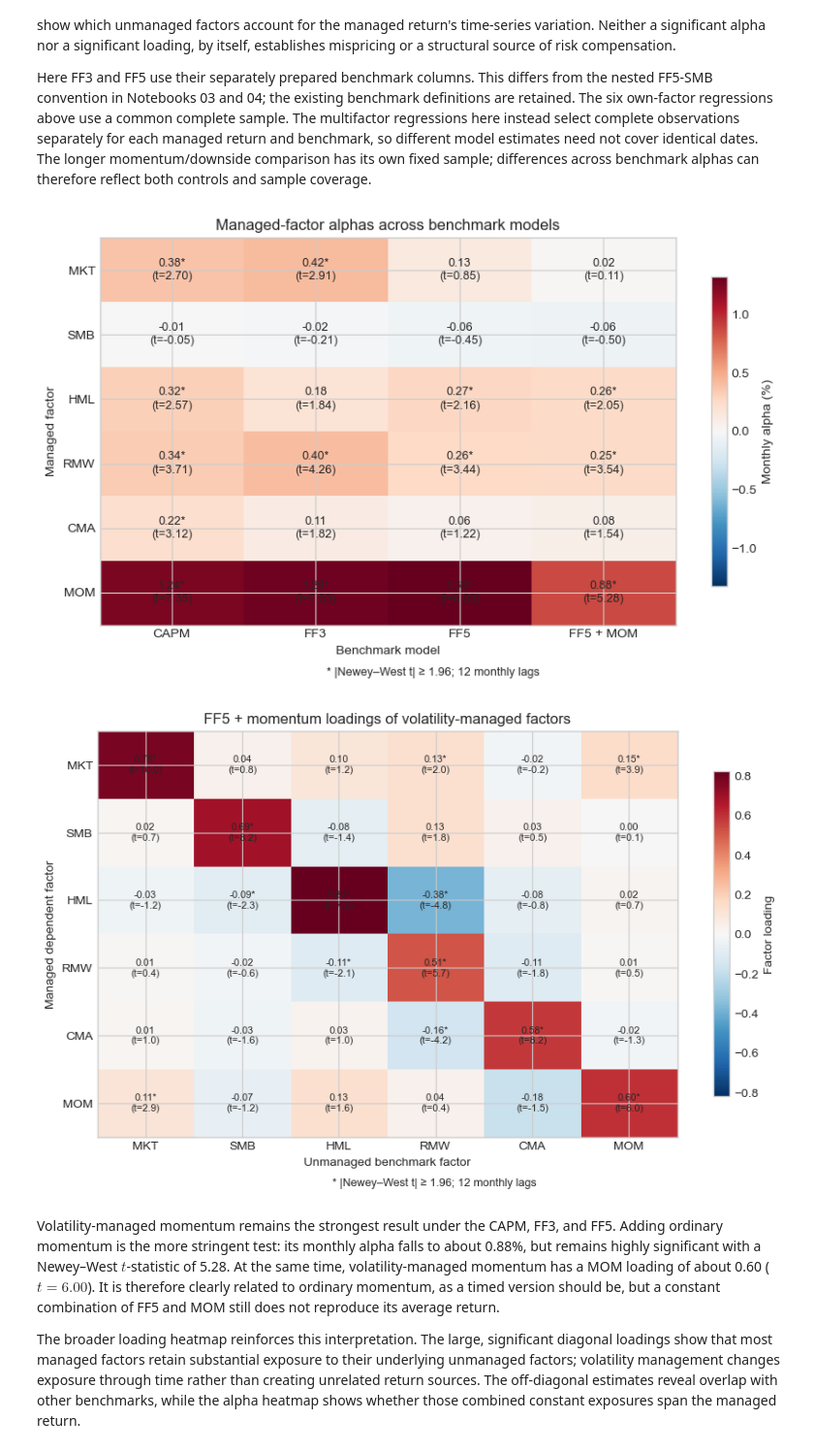
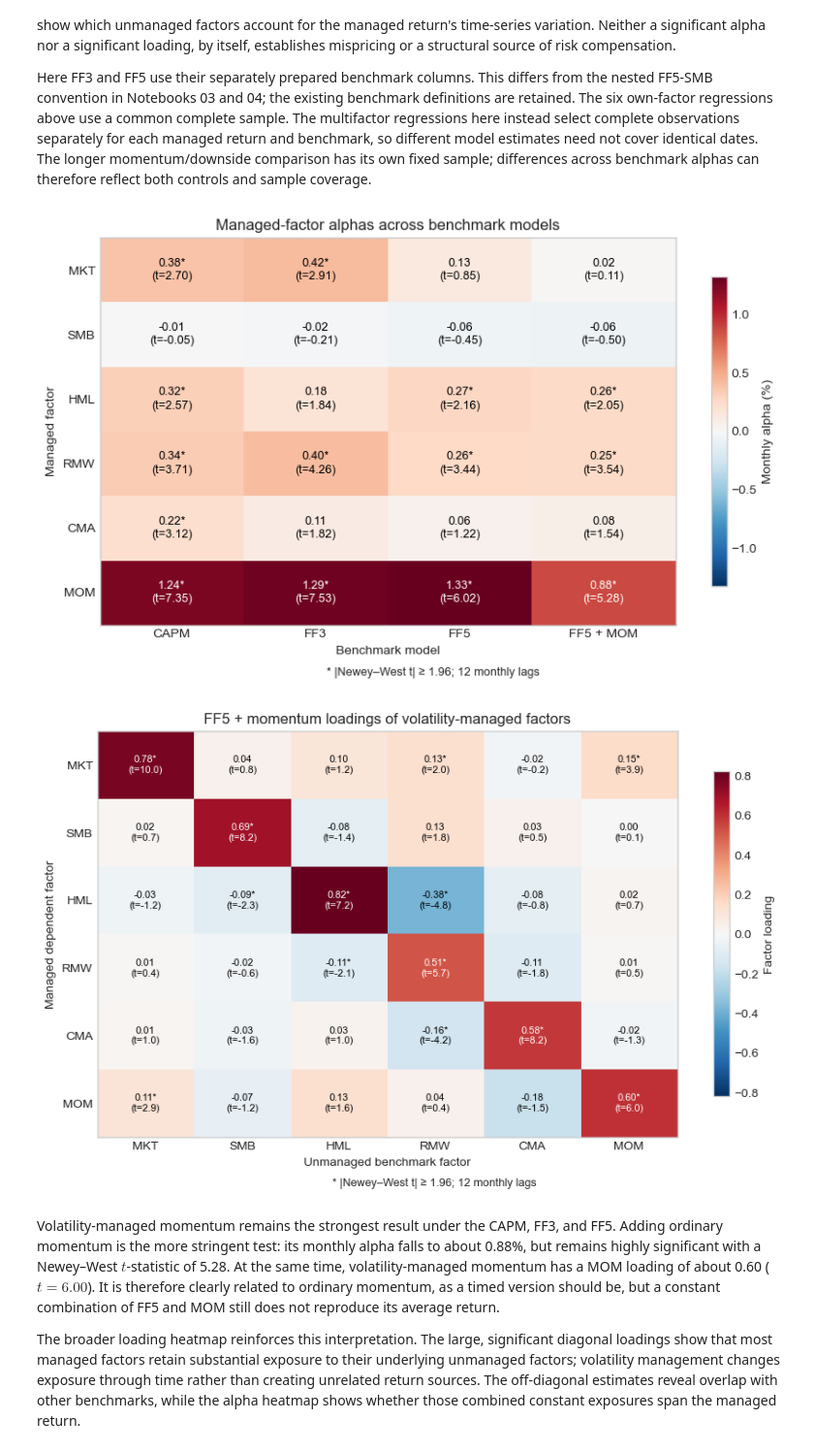
Before and after one commit to jacobkorsgaard/factor-asset-pricing-library, a Jupyter notebook: notebooks/09_volatility_managed_factors.ipynb, the cells around one changed output. Shown at 97% size. Saved outputs shown, nothing was run; the diff lists cells and outputs as text; code cells hidden in the pictures.

```diff
--- a/notebooks/05_volatility_managed_factors.ipynb
+++ b/notebooks/09_volatility_managed_factors.ipynb
@@ -274,13 +280,15 @@ for row in range(alpha_grid.shape[0]):
     for col in range(alpha_grid.shape[1]):
         stars = "*" if abs(t_grid.iloc[row, col]) >= 1.96 else ""
         ax.text(col, row, f"{alpha_grid.iloc[row, col]:.2f}{stars}\n(t={t_grid.iloc[row, col]:.2f})",
-                ha="center", va="center", fontsize=9)
+                ha="center", va="center", fontsize=9,
+                color="white" if abs(alpha_grid.iloc[row, col]) > 0.6 * limit else "black")
 ax.set(
     title="Managed-factor alphas across benchmark models",
     xlabel="Benchmark model", ylabel="Managed factor",
     xticks=range(len(alpha_grid.columns)), xticklabels=alpha_grid.columns,
     yticks=range(len(alpha_grid.index)), yticklabels=alpha_grid.index,
 )
+ax.grid(False)
 fig.colorbar(image, ax=ax, label="Monthly alpha (%)", shrink=0.8)
 fig.text(0.5, -0.01, "* |Newey–West t| ≥ 1.96; 12 monthly lags", ha="center", fontsize=9)
 plt.tight_layout()
@@ -291,36 +299,38 @@ regressor_labels = {
     "ff5_mkt_rf": "MKT", "ff5_smb": "SMB", "ff5_hml": "HML",
     "rmw": "RMW", "cma": "CMA", "mom": "MOM",
 }
 loading_grid = pd.DataFrame(index=factor_columns, columns=regressor_labels.values(), dtype=float)
 loading_t_grid = loading_grid.copy()
 for factor_name in factor_columns:
     fit = model_fits[(factor_name, richest_model)]
     for regressor, label in regressor_labels.items():
         loading_grid.loc[factor_name, label] = fit.params[regressor]
         loading_t_grid.loc[factor_name, label] = fit.tvalues[regressor]
 
 fig, ax = plt.subplots(figsize=(9, 5.4))
 loading_limit = np.abs(loading_grid.to_numpy()).max()
 image = ax.imshow(loading_grid, cmap="RdBu_r", aspect="auto",
                   vmin=-loading_limit, vmax=loading_limit)
 for row in range(loading_grid.shape[0]):
     for col in range(loading_grid.shape[1]):
         stars = "*" if abs(loading_t_grid.iloc[row, col]) >= 1.96 else ""
         ax.text(col, row, f"{loading_grid.iloc[row, col]:.2f}{stars}\n(t={loading_t_grid.iloc[row, col]:.1f})",
-                ha="center", va="center", fontsize=8)
+                ha="center", va="center", fontsize=8,
+                color="white" if abs(loading_grid.iloc[row, col]) > 0.6 * loading_limit else "black")
 ax.set(
     title="FF5 + momentum loadings of volatility-managed factors",
     xlabel="Unmanaged benchmark factor", ylabel="Managed dependent factor",
     xticks=range(len(loading_grid.columns)), xticklabels=loading_grid.columns,
     yticks=range(len(loading_grid.index)), yticklabels=loading_grid.index,
 )
+ax.grid(False)
 fig.colorbar(image, ax=ax, label="Factor loading", shrink=0.8)
 fig.text(0.5, -0.01, "* |Newey–West t| ≥ 1.96; 12 monthly lags", ha="center", fontsize=9)
 plt.tight_layout()
 plt.show()
 # %% [output]
-[figure, old version]
+[figure, new version]
-[figure, old version]
+[figure, new version]
 # %% [markdown]
 Volatility-managed momentum remains the strongest result under the CAPM, FF3, and FF5. Adding ordinary momentum is the more stringent test: its monthly alpha falls to about 0.88%, but remains highly significant with a Newey–West $t$-statistic of 5.28. At the same time, volatility-managed momentum has a MOM loading of about 0.60 ($t=6.00$). It is therefore clearly related to ordinary momentum, as a timed version should be, but a constant combination of FF5 and MOM still does not reproduce its average return.
 
```
Also changed, not shown: parts of 2 cells of this notebook, 17 other files.
